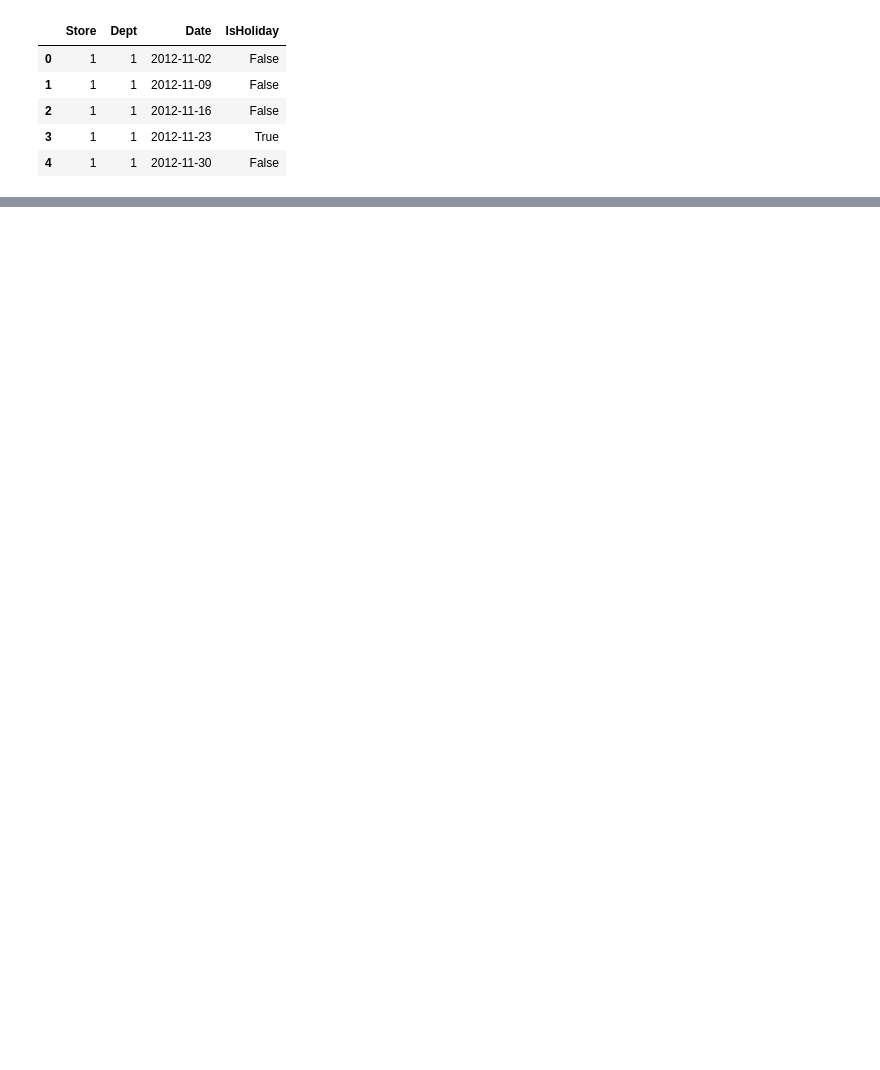
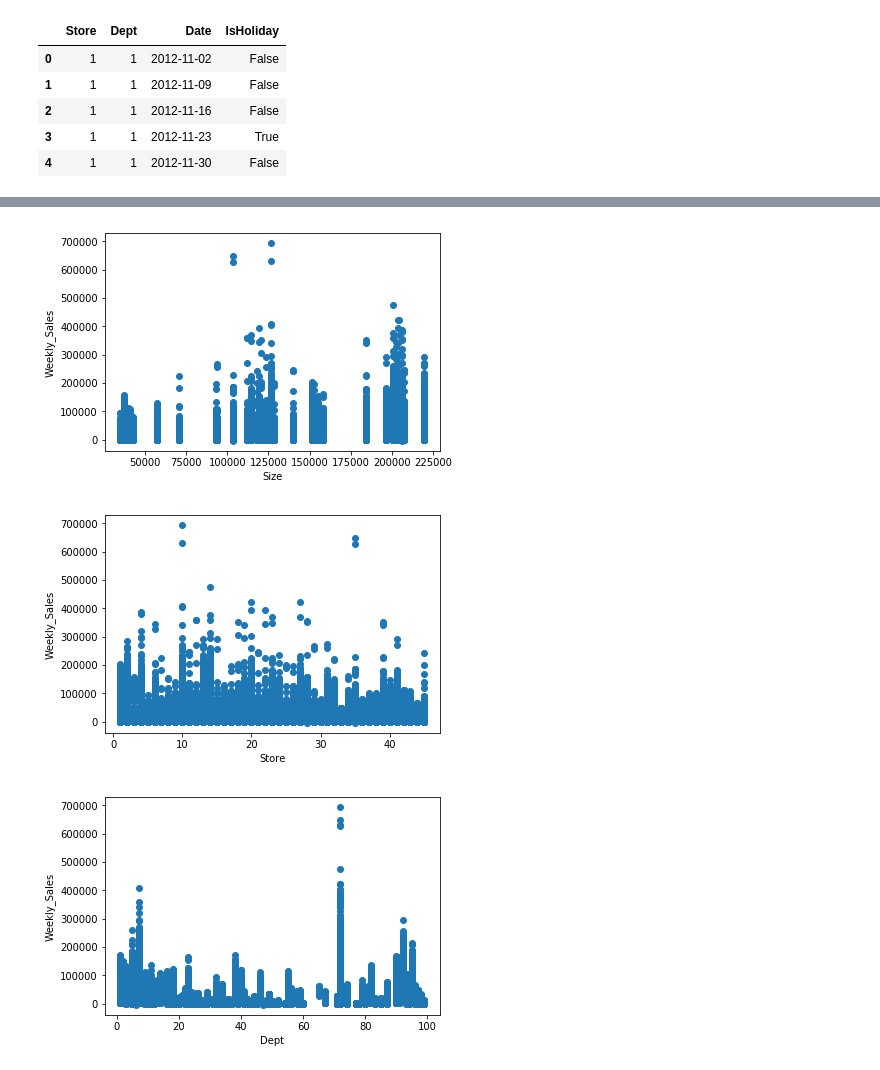
Before and after one commit to Corentin-M/Sales_forecasting, a Jupyter notebook: Data_Exploration.ipynb, the cells around one changed output, grey strips where cells are left out. Drawn from its saved outputs; the diff is of its cells as text; code cells hidden in the pictures; blank space fills up the shorter version.

```diff
--- a/Data_Exploration.ipynb
+++ b/Data_Exploration.ipynb
@@ -106,0 +111,15 @@ test_df.describe()
+# %%
+def scatter(data, column):
+    plt.figure()
+    plt.scatter(data[column] , data['Weekly_Sales'])
+    plt.ylabel('Weekly_Sales')
+    plt.xlabel(column)
+# %%
+# Scatter Plot of this 3 features
+scatter(data_df, 'Size')
+scatter(data_df, 'Store')
+scatter(data_df, 'Dept')
+# %% [output]
+[figure, added]
+[figure, added]
+[figure, added]
```
Also changed, not shown: parts of 17 cells of this notebook.
